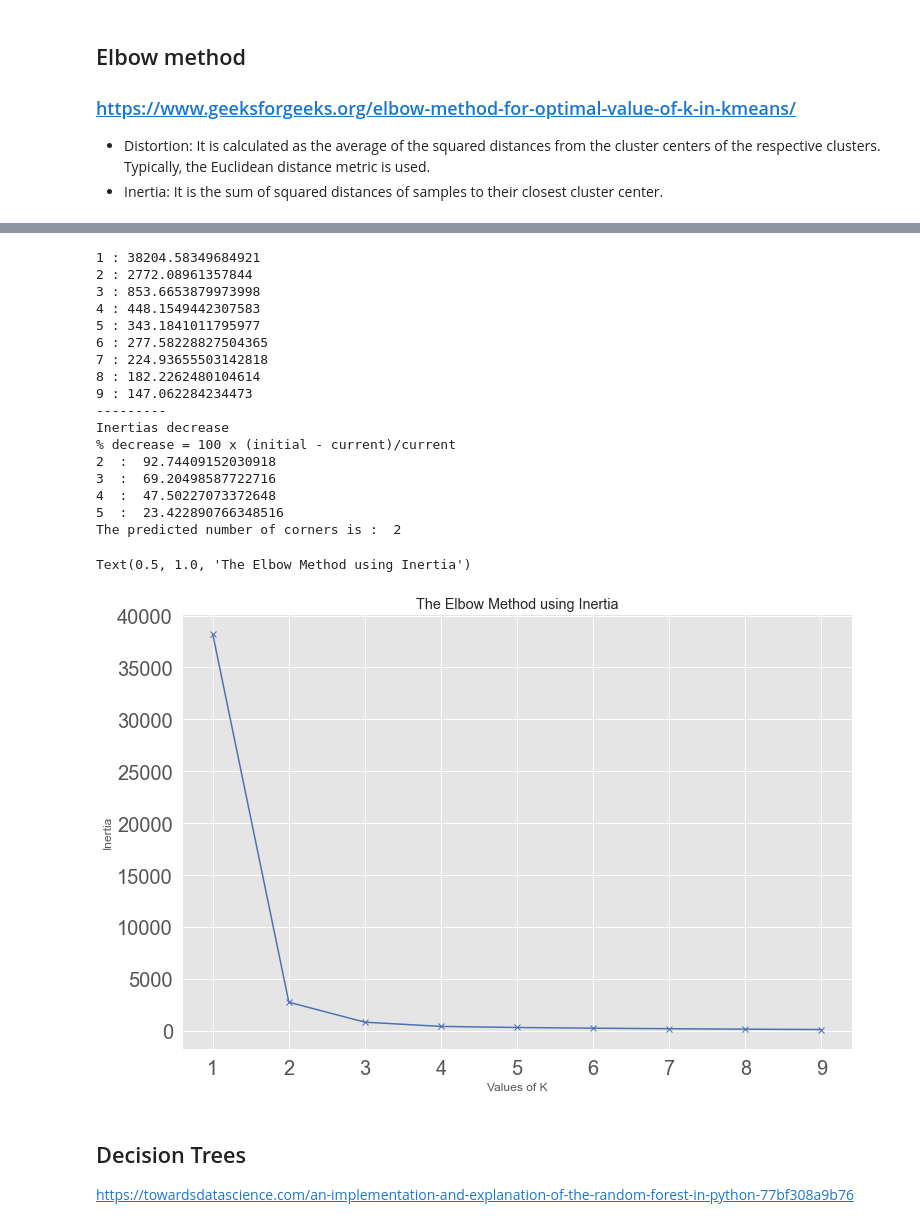
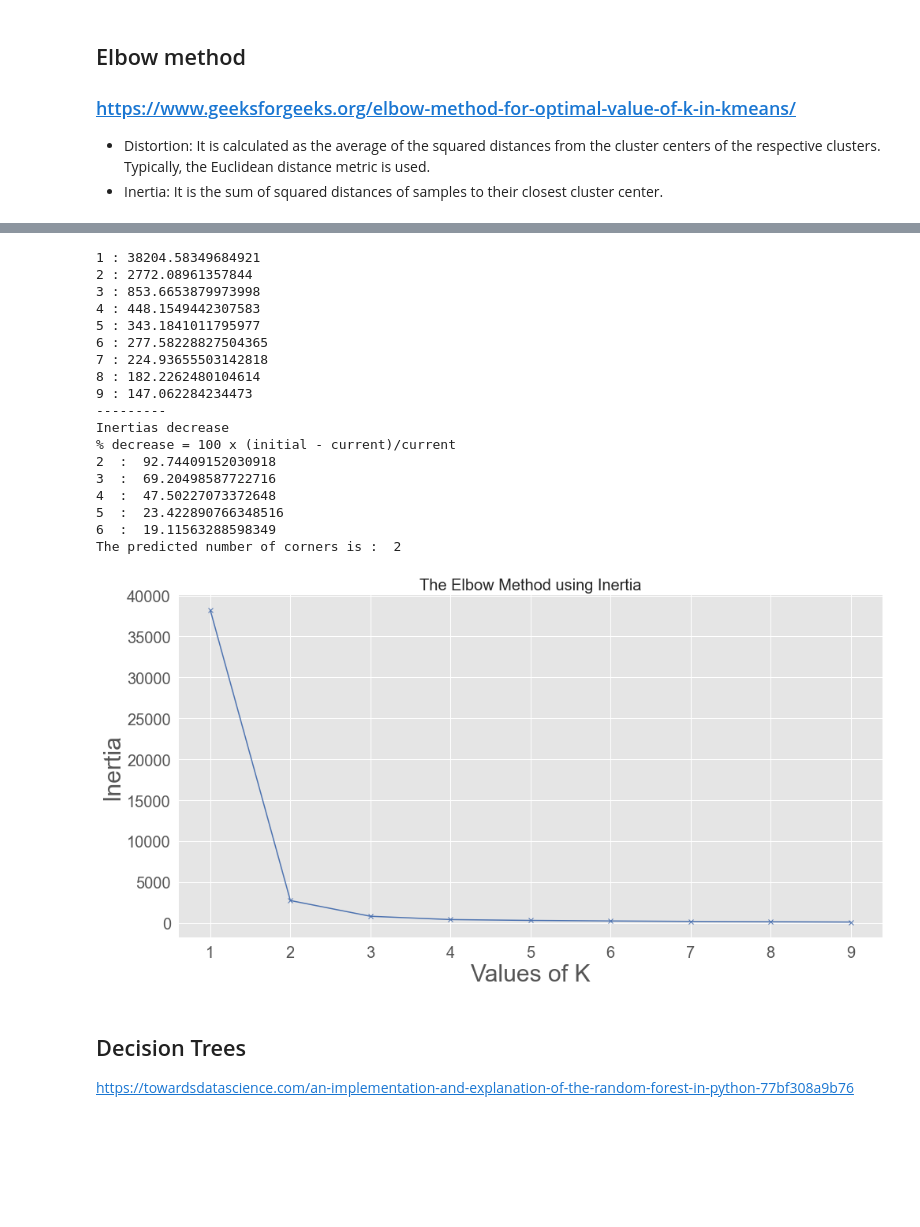
Before and after one commit to ej3517/FYP_EEE_Proprioceptive_Robot_Hand, a Jupyter notebook: DataProcessing/lda_cluster_sim_window_multiple_classes.ipynb, the cells around one changed output, grey strips where cells are left out. Saved outputs shown, nothing was run; the diff lists cells and outputs as text; code cells hidden in the pictures; blank space fills up the shorter version.

```diff
--- a/DataProcessing/lda_cluster_sim_window_multiple_classes.ipynb
+++ b/DataProcessing/lda_cluster_sim_window_multiple_classes.ipynb
@@ -158,33 +158,26 @@ plt.rc('figure', titlesize=BIGGER_SIZE)  # fontsize of the figure title
 
 fig, ax = plt.subplots()
 plt.style.use("ggplot")
-plt.rcParams["figure.figsize"] = (12,8)
+plt.rcParams["figure.figsize"] = (16,8)
 
 plt.scatter(angle_array[half_window_size:-half_window_size].T[0][data_window_array.T[-1] == 1],
             angle_array[half_window_size:-half_window_size].T[1][data_window_array.T[-1] == 1],
-            color='blue',marker='+',label='sides1')
+            s=100,color='blue',marker='+',label='sides1')
 plt.scatter(angle_array[half_window_size:-half_window_size].T[0][data_window_array.T[-1] == 2],
             angle_array[half_window_size:-half_window_size].T[1][data_window_array.T[-1] == 2],
-            color='red',marker='+',label='corners1')
+            s=100,color='red',marker='+',label='corner_hit_1')
 plt.scatter(angle_array[half_window_size:-half_window_size].T[0][data_window_array.T[-1] == 3],
             angle_array[half_window_size:-half_window_size].T[1][data_window_array.T[-1] == 3],
-            color='orange',marker='+',label='sides2')
+            s=100,color='orange',marker='+',label='sides2')
 plt.scatter(angle_array[half_window_size:-half_window_size].T[0][data_window_array.T[-1] == 4],
             angle_array[half_window_size:-half_window_size].T[1][data_window_array.T[-1] == 4],
-            color='purple',marker='+',label='corners2')
+            s=100,color='purple',marker='+',label='corner_hit_2')
 plt.scatter(angle_array[half_window_size:-half_window_size].T[0][data_window_array.T[-1] == 5],
             angle_array[half_window_size:-half_window_size].T[1][data_window_array.T[-1] == 5],
-            color='pink',marker='+',label='sides3')
-plt.plot([sides_pos.T[0][0],sides_pos.T[0][0]],
-         [sides_pos.T[1][0]-10,sides_pos.T[1][0]+10],'--',color='g')
-plt.plot([sides_pos.T[0][4],sides_pos.T[0][4]],
-         [sides_pos.T[1][4]-10,sides_pos.T[1][4]+10],'--',color='g')
-plt.plot([corners_pos.T[0][0],corners_pos.T[0][0]],
-         [corners_pos.T[1][0]-10,corners_pos.T[1][0]+10],'--',color='g')
-plt.plot([corners_pos.T[0][4],corners_pos.T[0][4]],
-         [corners_pos.T[1][4]-10,corners_pos.T[1][4]+10],'--',color='g',label='window')
+            s=100,color='green',marker='+',label='sides3')
 plt.ylabel(r'$\theta_R$')
 plt.xlabel(r'$\theta_L$')
 plt.legend(loc='lower right')
-#plt.savefig("raw_data_window_manual_class.png")
+plt.title("dim="+str(25)+'x'+str(25)+ 'mm ; pose='+str(65)+'mm ; gap='+str(50)+'mm',fontsize=20)
+plt.savefig("raw_data_window_multiple_class.png")
 # %% [output]
@@ -318,7 +310,7 @@ plt.rc('figure', titlesize=BIGGER_SIZE)  # fontsize of the figure title
 
 fig, ax = plt.subplots()
 plt.style.use("ggplot")
-plt.rcParams["figure.figsize"] = (12,8)
+plt.rcParams["figure.figsize"] = (16,8)
 
 plt.xlabel('LD1')
 plt.ylabel('LD2')
@@ -330,6 +322,7 @@ plt.scatter(lda_X[:,0][y==4],lda_X[:,1][y==4],color='pink', label = 'side3')
 ax.legend()
 plt.title("2D LDA projection of square rolling (pose = 65 ; gap = 50 ; dim = 25)",
          fontsize = 20)
+plt.savefig("2D_LDA_projection_multiple_class")
 # %% [output]
 [2 2 2 2 2 2 2 2 2 2 2 2 2 2 2 2 2 2 2 2 2 2 2 2 2 2 2 2 2 2 0 0 0 3 3 3 3
  3 1 1 1 4 4 4 4 4 4 4 4 4 4 4 4 4 4 4 4 4 4 4 4 4 4 4 4 4 4 4 4 4 4 4 4 4
@@ -788,37 +780,50 @@ print("---------")
 print("Inertias decrease")
 print("% decrease = 100 x (initial - current)/current")
 predicted_corner_number = 0
 for i in range(1,len(inertias)):
+    print(i+1," : ",(inertias[i-1]-inertias[i])/inertias[i-1]*100)
     if (inertias[i-1]-inertias[i])/inertias[i-1]*100 < 20:
         predicted_corner_number = i-3
         break
-    print(i+1," : ",(inertias[i-1]-inertias[i])/inertias[i-1]*100)
 print("The predicted number of corners is : ",predicted_corner_number)
+
+SMALL_SIZE = 8
+MEDIUM_SIZE = 20
+BIGGER_SIZE = 30
+
+plt.rc('font', size=BIGGER_SIZE)          # controls default text sizes
+plt.rc('axes', titlesize=BIGGER_SIZE)     # fontsize of the axes title
+plt.rc('axes', labelsize=BIGGER_SIZE)    # fontsize of the x and y labels
+plt.rc('xtick', labelsize=MEDIUM_SIZE)    # fontsize of the tick labels
+plt.rc('ytick', labelsize=MEDIUM_SIZE)    # fontsize of the tick labels
+plt.rc('legend', fontsize=MEDIUM_SIZE)    # legend fontsize
+plt.rc('figure', titlesize=BIGGER_SIZE)  # fontsize of the figure title
 
 plt.plot(K, inertias, 'bx-')
 plt.xlabel('Values of K')
 plt.ylabel('Inertia')
-plt.title('The Elbow Method using Inertia')
+plt.title('The Elbow Method using Inertia', fontsize=20)
+plt.savefig("elbow method")
 # %% [output]
 1 : 38204.58349684921
 2 : 2772.08961357844
 3 : 853.6653879973998
 4 : 448.1549442307583
 5 : 343.1841011795977
 6 : 277.58228827504365
 7 : 224.93655503142818
 8 : 182.2262480104614
 9 : 147.062284234473
 ---------
 Inertias decrease
 % decrease = 100 x (initial - current)/current
 2  :  92.74409152030918
 3  :  69.20498587722716
 4  :  47.50227073372648
 5  :  23.422890766348516
+6  :  19.11563288598349
 The predicted number of corners is :  2
-Text(0.5, 1.0, 'The Elbow Method using Inertia')
-[figure, old version]
+[figure, new version]
 # %% [markdown]
 ## Decision Trees
 
```
Also changed, not shown: parts of 5 cells of this notebook, 15 other files.
